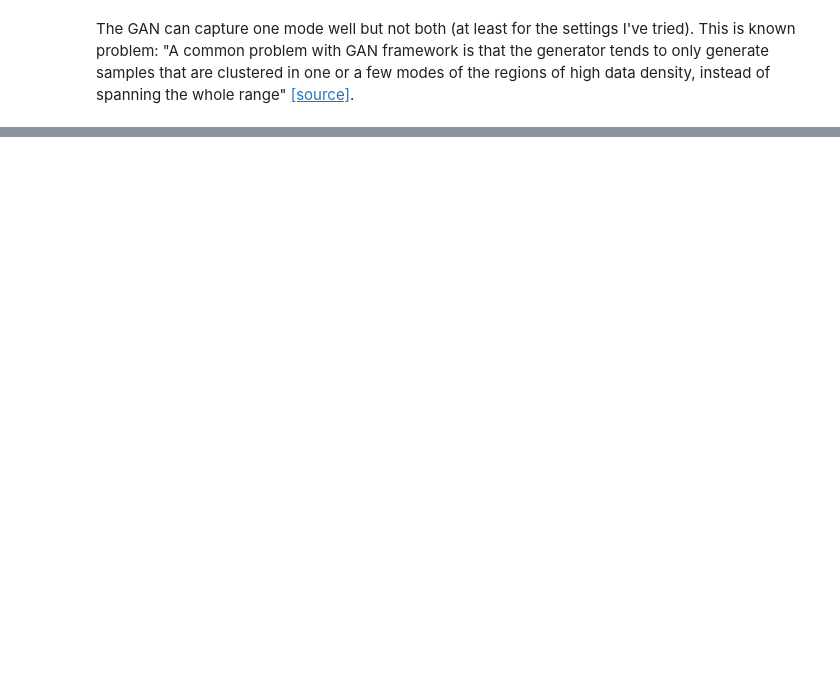
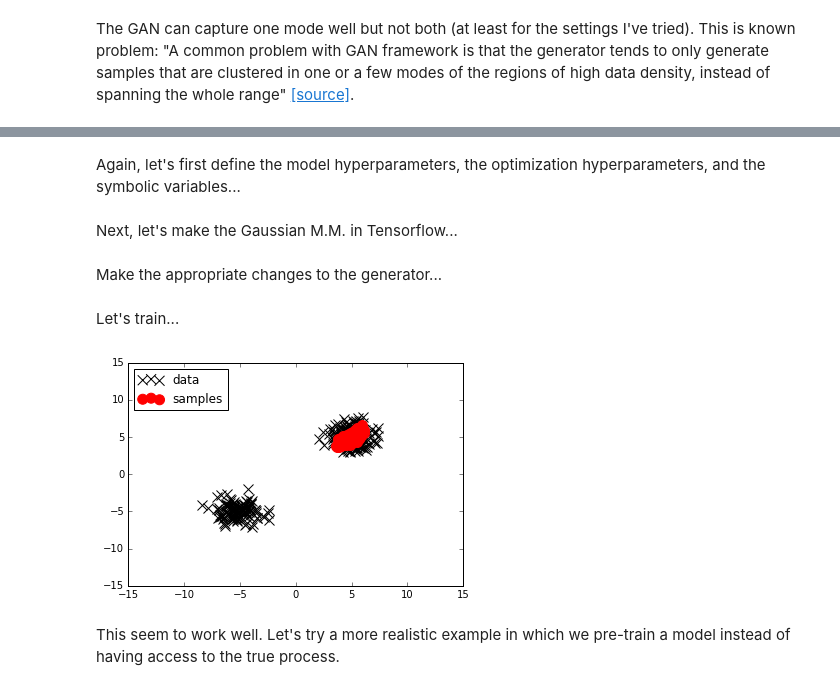
Before and after one commit to dongzhangfan/GAN, a Jupyter notebook: notebook_simulations/GAN Sandbox.ipynb, the cells around one changed output, grey strips where cells are left out. Drawn from its saved outputs; the diff is of its cells as text; code cells hidden in the pictures; blank space fills up the shorter version.

```diff
--- a/notebook_simulations/GAN Sandbox.ipynb
+++ b/notebook_simulations/GAN Sandbox.ipynb
@@ -154,0 +227,2 @@ The GAN can capture one mode well but not both (at least for the settings I've t
+# %% [markdown]
+Again, let's first define the model hyperparameters, the optimization hyperparameters, and the symbolic variables...
@@ -154,0 +245,47 @@ The GAN can capture one mode well but not both (at least for the settings I've t
+# %% [markdown]
+Next, let's make the Gaussian M.M. in Tensorflow...
+# %%
+def gaussPdf(x, params):
+    return (1./np.sqrt(2*np.pi)) * tf.exp(-.5 * tf.reduce_sum(tf.pow(x-params['mu'],2),1))
+
+def gaussMixPDF(x, params):
+    return params['pi'][0]*gaussPdf(x,{'mu':params['mu'][0]}) + params['pi'][1]*gaussPdf(x,{'mu':params['mu'][1]})
+# %% [markdown]
+Make the appropriate changes to the generator...
+# %%
+generator_params = init_neural_net([latent_size, hidden_size, vis_size])
+generator_out = neural_net(Z, generator_params)
+discrim_out_genUpdate = gaussMixPDF(generator_out, discrim_params)
+
+generator_cost = tf.reduce_mean(-tf.log(discrim_out_genUpdate))
+train_generator = tf.train.GradientDescentOptimizer(learning_rate).minimize(generator_cost, var_list=generator_params['w']+generator_params['b'])
+# %% [markdown]
+Let's train...
+# %%
+# Set training params
+n_epochs = 150
+n_discrim_updates = 10
+n_generator_updates = 3
+
+with tf.Session() as session:
+    tf.initialize_all_variables().run()
+    for epoch_idx in xrange(n_epochs):
+
+        # train discriminator
+        # NO NEED, HAVE ACCESS TO GENERATIVE PROCESS
+
+        # train generator
+        for idx in xrange(n_generator_updates):
+            # sample from generator again
+            prior_samples = np.random.normal(size=(N, latent_size))
+
+            # perform update
+            session.run(train_generator, feed_dict={Z: prior_samples})
+
+        # visualize progress
+        if epoch_idx%5 == 0:
+            plot_densities(X_true, session.run(generator_out, feed_dict={Z: np.random.normal(size=(N/2, latent_size))}))
+# %% [output]
+[figure, added]
+# %% [markdown]
+This seem to work well.  Let's try a more realistic example in which we pre-train a model instead of having access to the true process.
```
Also changed, not shown: parts of 16 cells of this notebook.
